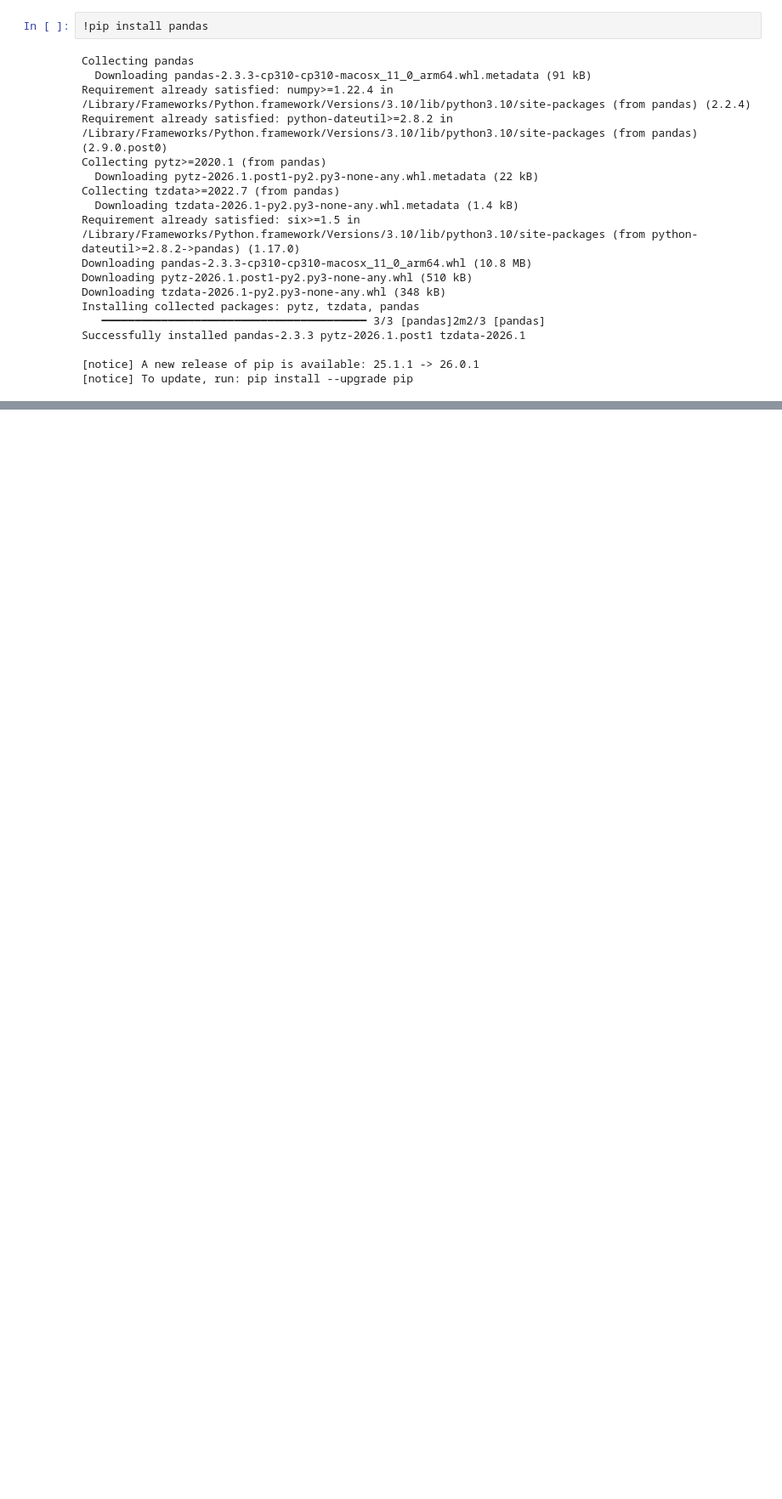
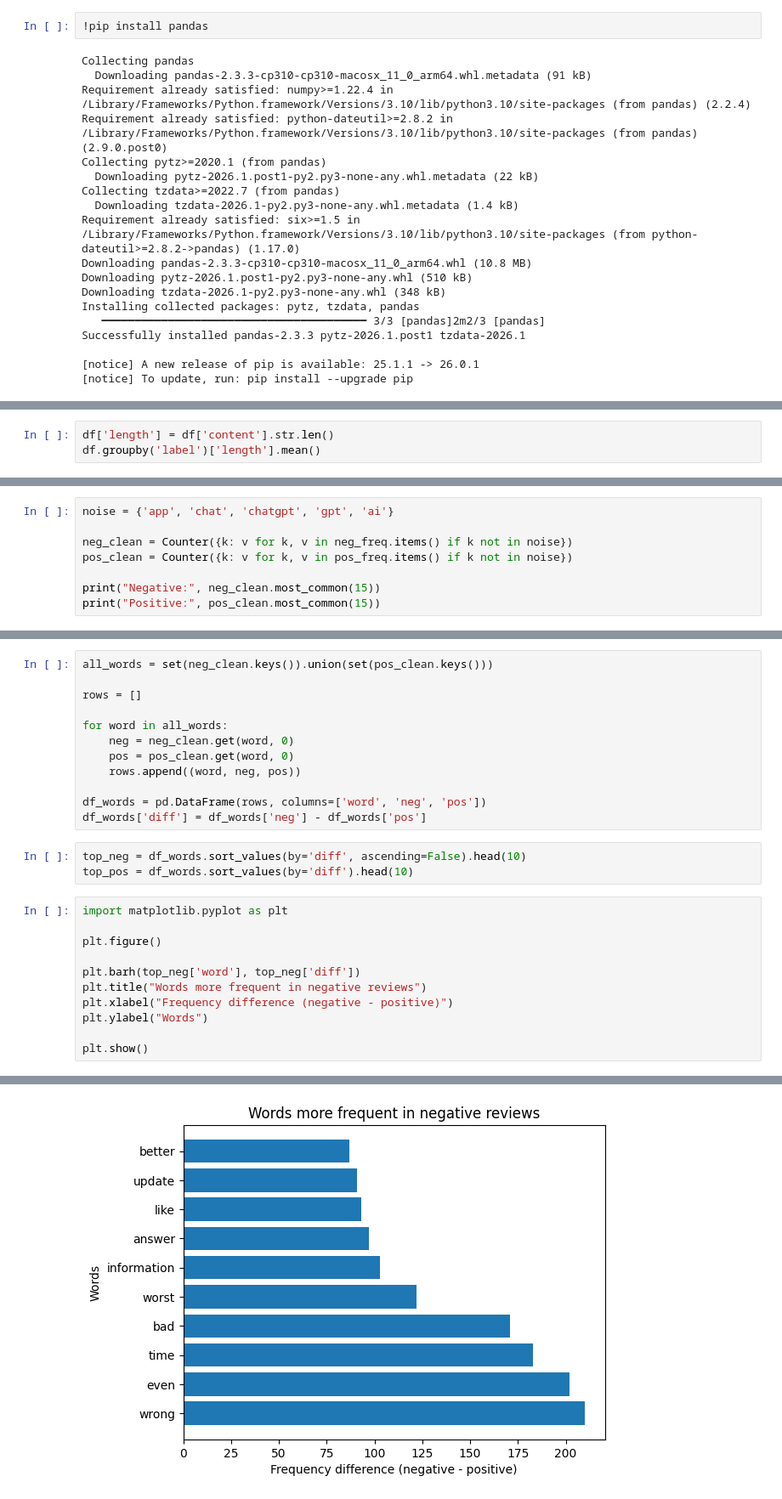
Before and after one commit to ashurkina/cl-project1, a Jupyter notebook: notebooks/analysis.ipynb, the cells around one changed output, grey strips where cells are left out. Shown at 85% size. Saved outputs shown, nothing was run; the diff lists cells and outputs as text; blank space fills up the shorter version.

```diff
--- a/notebooks/analysis.ipynb
+++ b/notebooks/analysis.ipynb
@@ -27,0 +93,3 @@ ModuleNotFoundError: No module named 'pandas'
+# %%
+df['length'] = df['content'].str.len()
+df.groupby('label')['length'].mean()
@@ -27,0 +155,8 @@ ModuleNotFoundError: No module named 'pandas'
+# %%
+noise = {'app', 'chat', 'chatgpt', 'gpt', 'ai'}
+
+neg_clean = Counter({k: v for k, v in neg_freq.items() if k not in noise})
+pos_clean = Counter({k: v for k, v in pos_freq.items() if k not in noise})
+
+print("Negative:", neg_clean.most_common(15))
+print("Positive:", pos_clean.most_common(15))
@@ -27,0 +168,27 @@ ModuleNotFoundError: No module named 'pandas'
+# %%
+all_words = set(neg_clean.keys()).union(set(pos_clean.keys()))
+
+rows = []
+
+for word in all_words:
+    neg = neg_clean.get(word, 0)
+    pos = pos_clean.get(word, 0)
+    rows.append((word, neg, pos))
+
+df_words = pd.DataFrame(rows, columns=['word', 'neg', 'pos'])
+df_words['diff'] = df_words['neg'] - df_words['pos']
+# %%
+top_neg = df_words.sort_values(by='diff', ascending=False).head(10)
+top_pos = df_words.sort_values(by='diff').head(10)
+# %%
+import matplotlib.pyplot as plt
+
+plt.figure()
+
+plt.barh(top_neg['word'], top_neg['diff'])
+plt.title("Words more frequent in negative reviews")
+plt.xlabel("Frequency difference (negative - positive)")
+plt.ylabel("Words")
+
+plt.show()
+# %% [output]
@@ -27,0 +196 @@ ModuleNotFoundError: No module named 'pandas'
+[figure, added]
```
Also changed, not shown: parts of 72 cells of this notebook.
